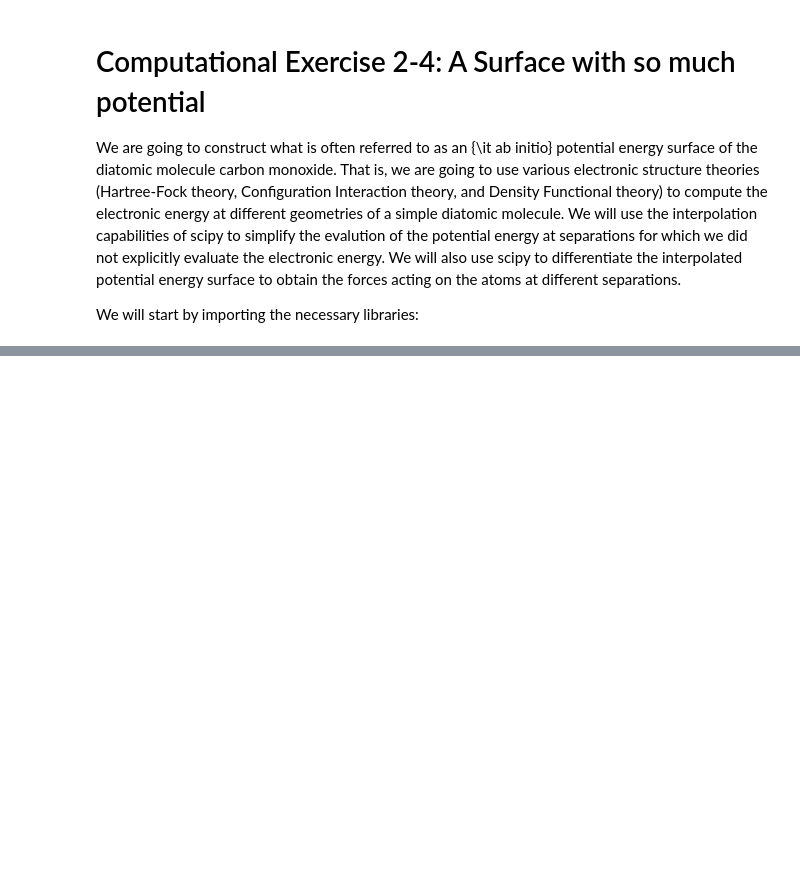
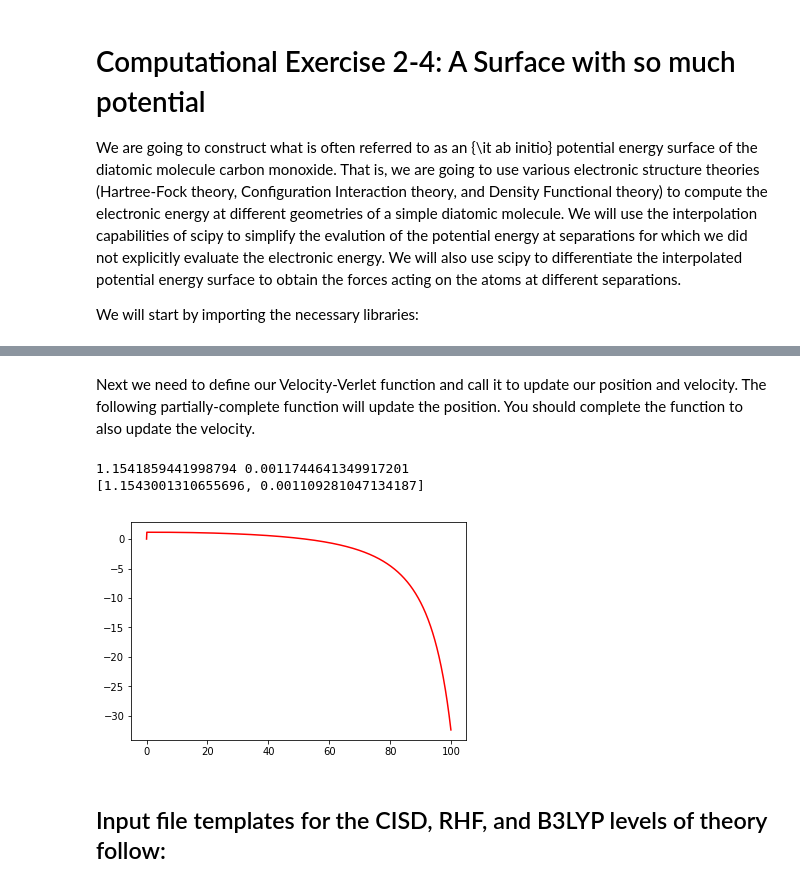
Before and after one commit to eicastelar/orientation-to-python-FoleyLab, a Jupyter notebook: So Much Potential.ipynb, the cells around one changed output, grey strips where cells are left out. Cells and saved outputs as stored; diff of their text form; code cells hidden in the pictures; blank space fills up the shorter version.

```diff
--- a/So Much Potential.ipynb
+++ b/So Much Potential.ipynb
@@ -59,0 +113,52 @@ And the calling sequence for $dfdx$ to compute the second derivative of a trial
+# %%
+### get random position and velocity for CO within a reasonable range
+r_init = np.random.uniform(1.0,3.0)
+v_init = np.random.uniform(-0.006,0.006)
+mu = 13625.
+dt = 0.1
+
+### get force on particle
+F_init = -1*fE(r_init)
+# %% [markdown]
+Next we need to define our Velocity-Verlet function and call it to update our position and velocity.  The following partially-complete function will update the position.  You should complete the function to also
+update the velocity.
+# %%
+def Velocity_Verlet(r_curr, v_curr, mu, f_interp, dt):
+    ### get acceleration at current time
+    a_curr = f_interp(r_curr)/mu
+
+    ### use current acceleration and velocity to update position
+    r_fut = r_curr + v_curr * dt + 0.5 * a_curr * dt**2
+
+    ### use r_fut to get future acceleration a_fut
+    a_fut = f_interp(r_fut)/mu
+    ### use current and future acceleration to get future velocity v_fut
+    v_fut = v_curr + 0.5 * (a_curr + a_fut) * dt
+
+    result = [r_fut, v_fut]
+
+    return result
+
+### Now use r_init and v_init and run velocity verlet update 1000 times, plot results
+r_vs_t = np.zeros(1000)
+v_vs_t = np.zeros(1000)
+t_array = np.zeros(1000)
+print(r_init, v_init)
+
+result_array = Velocity_Verlet(r_init, v_init, mu, fE, dt)
+print(result_array)
+for i in range(1,1000):
+    tmp = Velocity_Verlet(result_array[0], result_array[1], mu, fE, dt)
+    result_array = tmp
+    t_array[i] = dt*i
+    r_vs_t[i] = result_array[0]
+    v_vs_t[i] = result_array[1]
+
+plt.plot(t_array, r_vs_t, 'red')
+plt.show()
+# %% [output]
+1.1541859441998794 0.0011744641349917201
+[1.1543001310655696, 0.001109281047134187]
+[figure, added]
+# %% [markdown]
+## Input file templates for the CISD, RHF, and B3LYP levels of theory follow:
```
Also changed, not shown: parts of 15 cells of this notebook.
